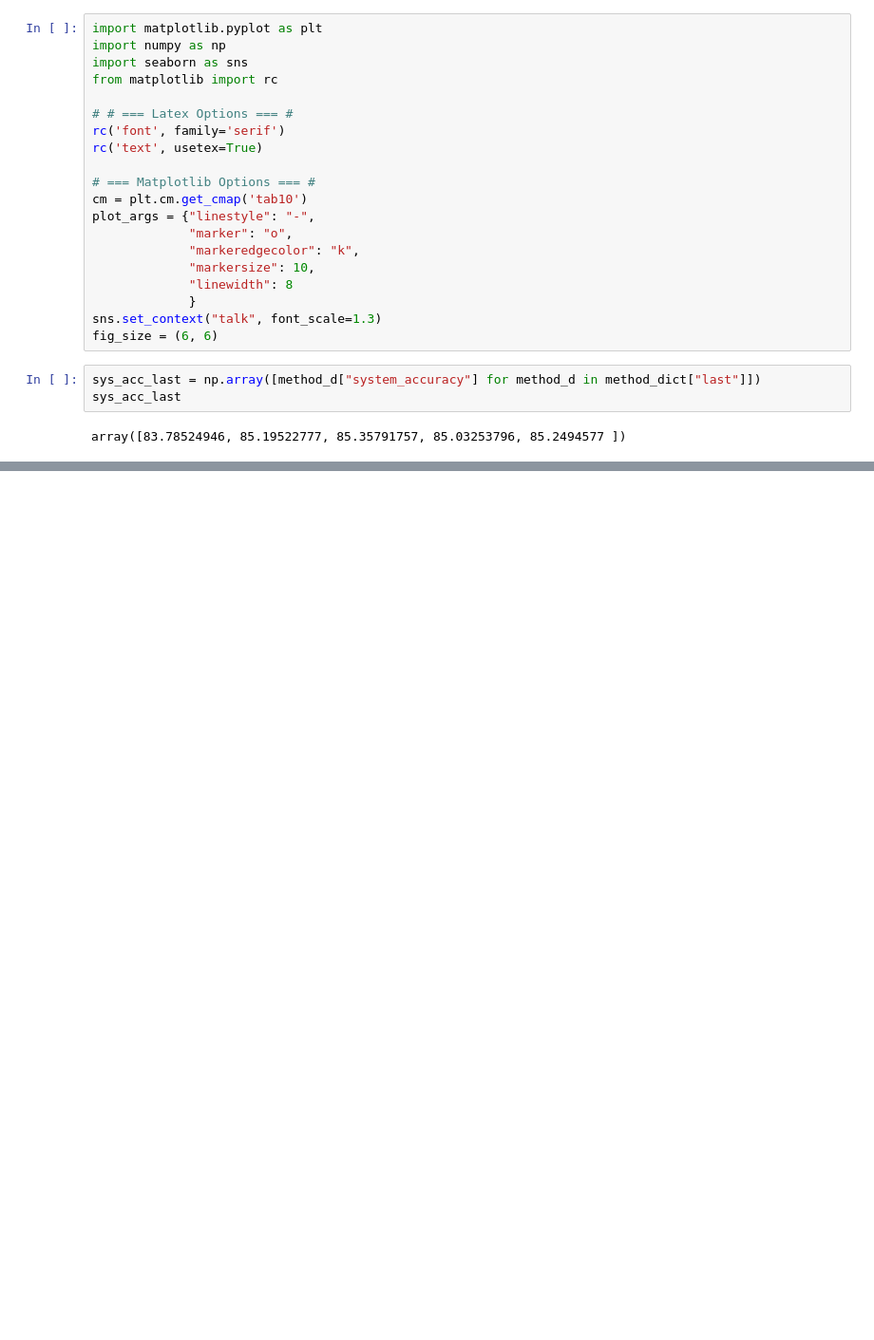
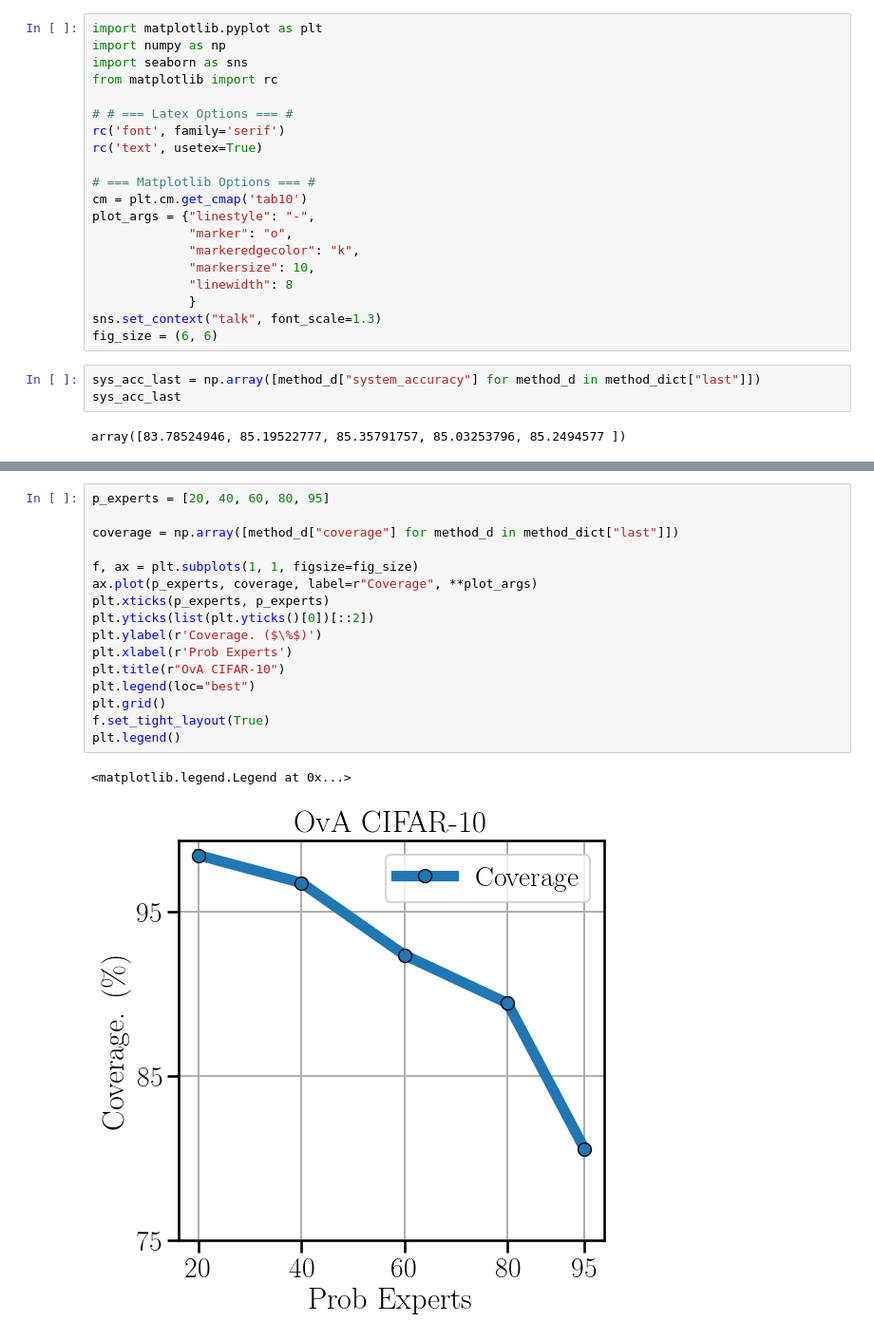
Before and after one commit to rajevv/Multi_L2D, a Jupyter notebook: CIFAR-10/conformal_increase_conf_ova.ipynb, the cells around one changed output, grey strips where cells are left out. Shown at 95% size. Saved outputs shown, nothing was run; the diff lists cells and outputs as text; blank space fills up the shorter version.

```diff
--- a/CIFAR-10/conformal_increase_conf_ova.ipynb
+++ b/CIFAR-10/conformal_increase_conf_ova.ipynb
@@ -662,0 +666,19 @@ plt.legend()
+# %%
+p_experts = [20, 40, 60, 80, 95]
+
+coverage = np.array([method_d["coverage"] for method_d in method_dict["last"]])
+
+f, ax = plt.subplots(1, 1, figsize=fig_size)
+ax.plot(p_experts, coverage, label=r"Coverage", **plot_args)
+plt.xticks(p_experts, p_experts)
+plt.yticks(list(plt.yticks()[0])[::2])
+plt.ylabel(r'Coverage. ($\%$)')
+plt.xlabel(r'Prob Experts')
+plt.title(r"OvA CIFAR-10")
+plt.legend(loc="best")
+plt.grid()
+f.set_tight_layout(True)
+plt.legend()
+# %% [output]
+<matplotlib.legend.Legend at 0x...>
+[figure, added]
```
Also changed, not shown: parts of 4 cells of this notebook.
